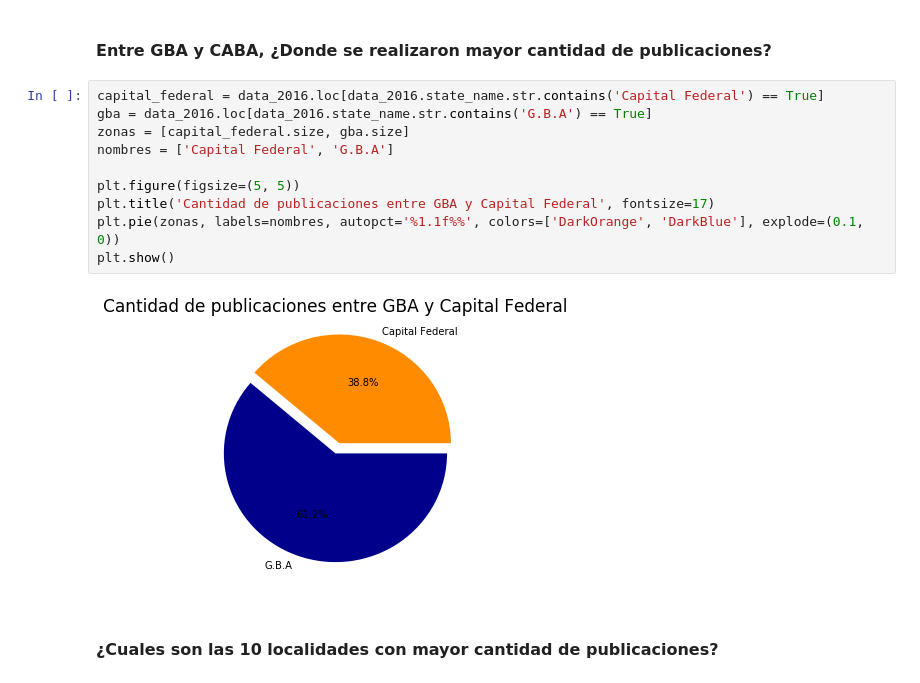
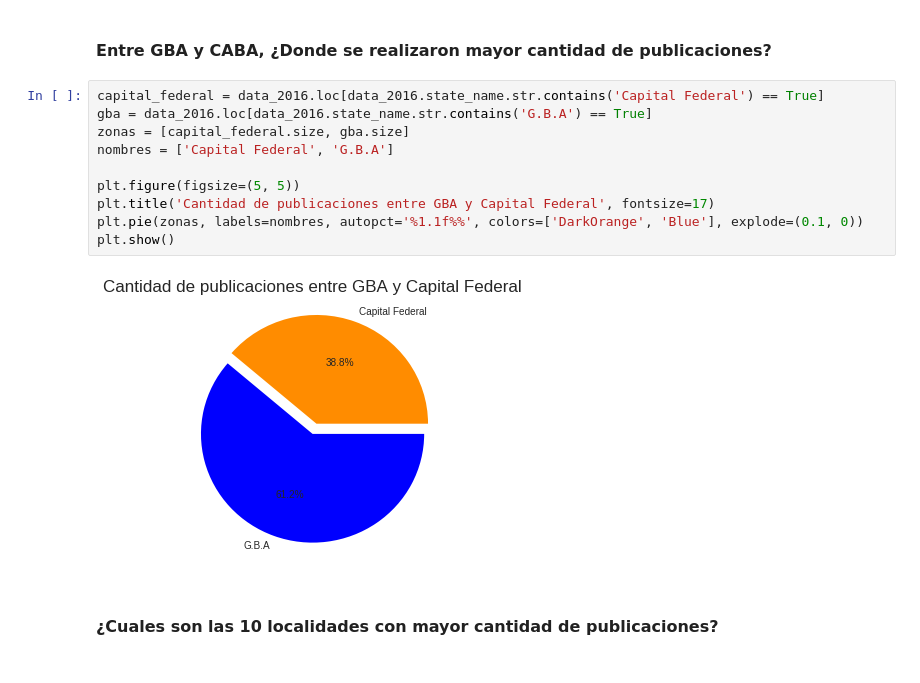
Before and after one commit to nicolaslongo/datos-TP1, a Jupyter notebook: Análisis Exploratorio de Datos.ipynb, the cells around one changed output. Cells and saved outputs as stored; diff of their text form.

```diff
--- a/Análisis Exploratorio de Datos.ipynb
+++ b/Análisis Exploratorio de Datos.ipynb
@@ -270,15 +290,15 @@ plt.legend(['Apartment', 'House', 'PH', 'store'], fontsize=15);
 # %%
 capital_federal = data_2016.loc[data_2016.state_name.str.contains('Capital Federal') == True]
 gba = data_2016.loc[data_2016.state_name.str.contains('G.B.A') == True]
 zonas = [capital_federal.size, gba.size]
 nombres = ['Capital Federal', 'G.B.A']
 
 plt.figure(figsize=(5, 5))
 plt.title('Cantidad de publicaciones entre GBA y Capital Federal', fontsize=17)
-plt.pie(zonas, labels=nombres, autopct='%1.1f%%', colors=['DarkOrange', 'DarkBlue'], explode=(0.1, 0))
+plt.pie(zonas, labels=nombres, autopct='%1.1f%%', colors=['DarkOrange', 'Blue'], explode=(0.1, 0))
 plt.show()
 # %% [output]
-[figure, old version]
+[figure, new version]
 # %% [markdown]
 <br><B><FONT FACE="Arial" SIZE="3">¿Cuales son las 10 localidades con mayor cantidad de publicaciones?</FONT></B><br/>
 # %%
```
Also changed, not shown: parts of 35 cells of this notebook, 1 other file.
